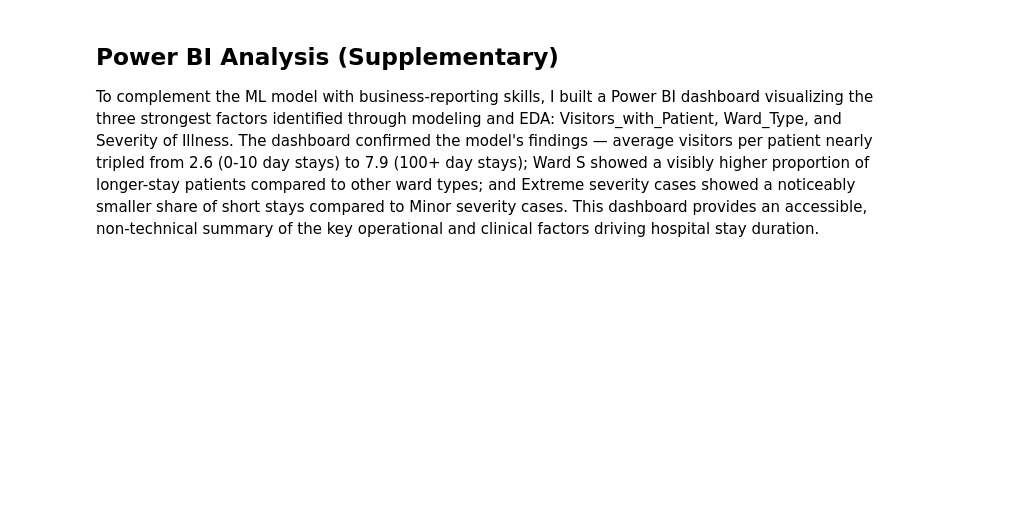
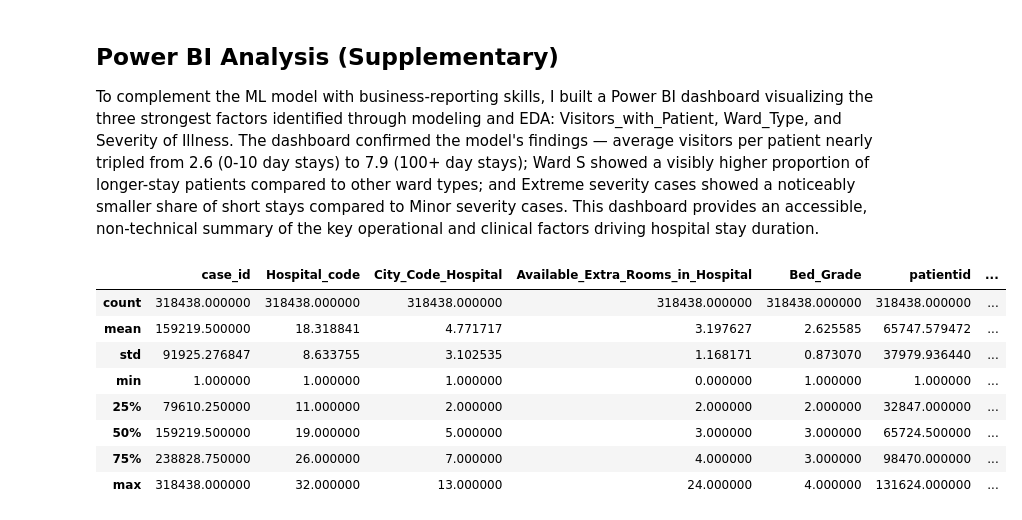
Before and after one commit to priyakumar88380/Healthcare-Patient-Billing-Analysis, a Jupyter notebook: PRCP_1022_Hospital_Stay_Prediction.ipynb, the cells around one changed output. Saved outputs shown, nothing was run; the diff lists cells and outputs as text; code cells hidden in the pictures; blank space fills up the shorter version.

```diff
--- a/PRCP_1022_Hospital_Stay_Prediction.ipynb
+++ b/PRCP_1022_Hospital_Stay_Prediction.ipynb
@@ -635,3 +635,15 @@ I've kept only the most relevant readable columns for Power BI rather than expor
 ## Power BI Analysis (Supplementary)
 
 To complement the ML model with business-reporting skills, I built a Power BI dashboard visualizing the three strongest factors identified through modeling and EDA: Visitors_with_Patient, Ward_Type, and Severity of Illness. The dashboard confirmed the model's findings — average visitors per patient nearly tripled from 2.6 (0-10 day stays) to 7.9 (100+ day stays); Ward S showed a visibly higher proportion of longer-stay patients compared to other ward types; and Extreme severity cases showed a noticeably smaller share of short stays compared to Minor severity cases. This dashboard provides an accessible, non-technical summary of the key operational and clinical factors driving hospital stay duration.
+# %%
+df.describe()
+# %% [output]
+|  | case_id | Hospital_code | City_Code_Hospital | Available_Extra_Rooms_in_Hospital | Bed_Grade | patientid | ... |
+| count | 318438.000000 | 318438.000000 | 318438.000000 | 318438.000000 | 318438.000000 | 318438.000000 | ... |
+| mean | 159219.500000 | 18.318841 | 4.771717 | 3.197627 | 2.625585 | 65747.579472 | ... |
+| std | 91925.276847 | 8.633755 | 3.102535 | 1.168171 | 0.873070 | 37979.936440 | ... |
+| min | 1.000000 | 1.000000 | 1.000000 | 0.000000 | 1.000000 | 1.000000 | ... |
+| 25% | 79610.250000 | 11.000000 | 2.000000 | 2.000000 | 2.000000 | 32847.000000 | ... |
+| 50% | 159219.500000 | 19.000000 | 5.000000 | 3.000000 | 3.000000 | 65724.500000 | ... |
+| 75% | 238828.750000 | 26.000000 | 7.000000 | 4.000000 | 3.000000 | 98470.000000 | ... |
+| max | 318438.000000 | 32.000000 | 13.000000 | 24.000000 | 4.000000 | 131624.000000 | ... |
```
Also changed, not shown: parts of 4 cells of this notebook.
